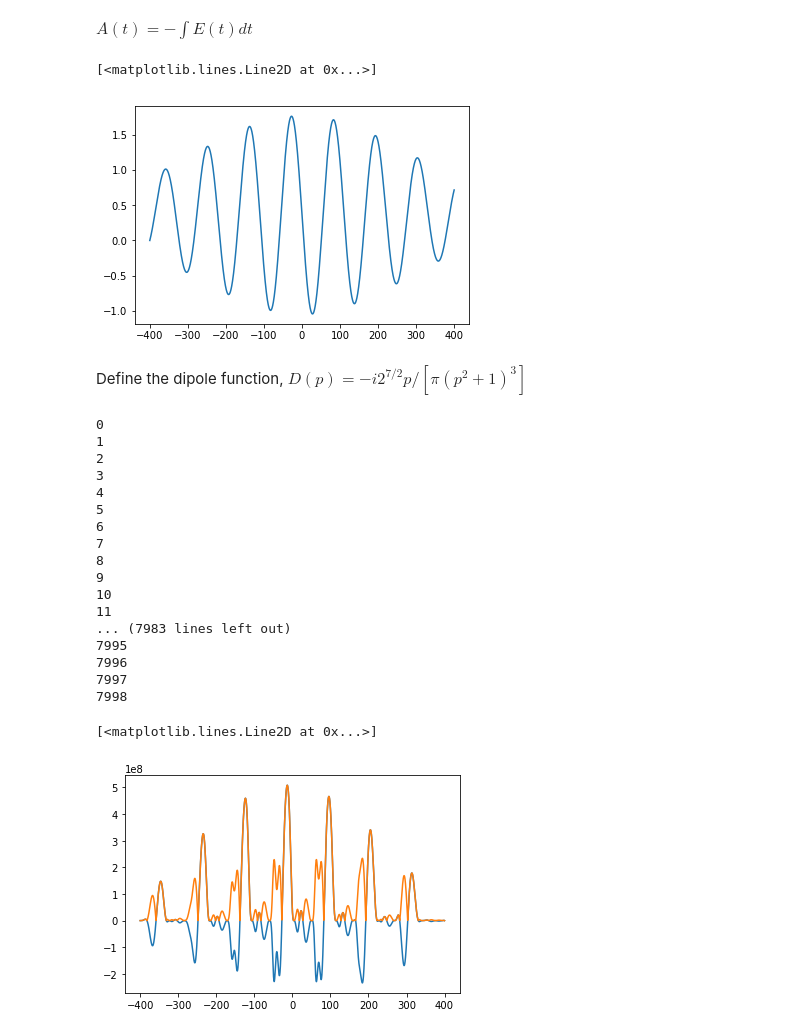
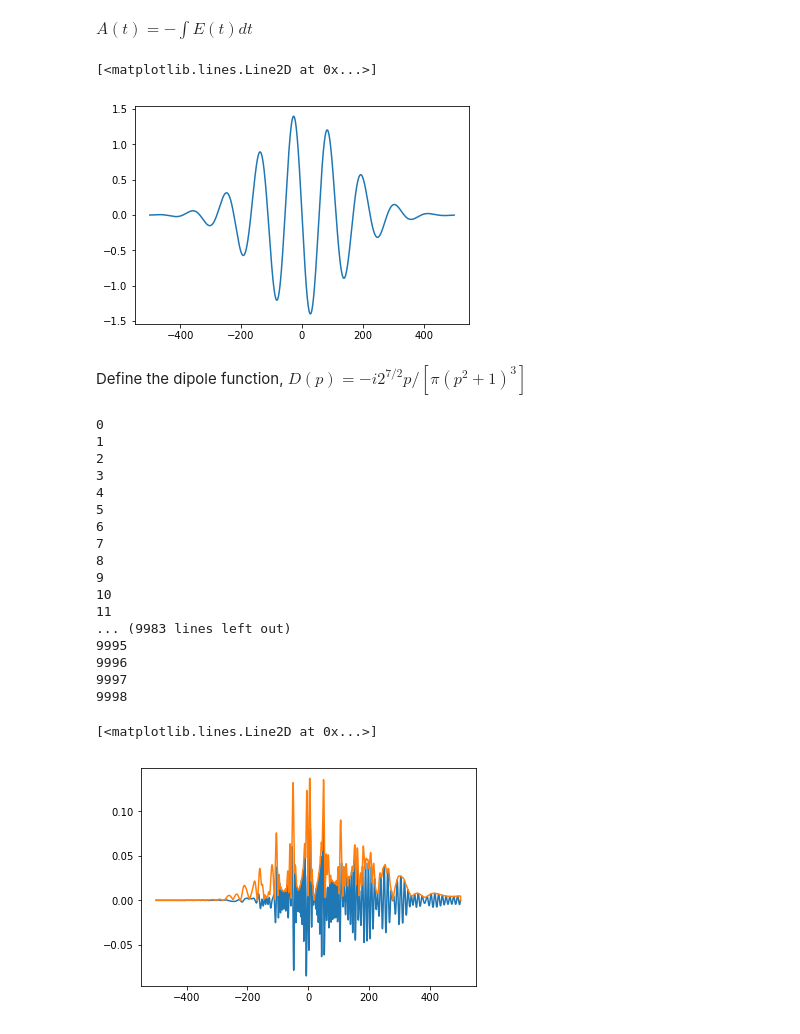
Before and after one commit to ZhangYizhu/hhg, a Jupyter notebook: SPA-first-order.ipynb, the cells around one changed output. Drawn from its saved outputs; the diff is of its cells as text; code cells hidden in the pictures.

```diff
--- a/SPA-first-order.ipynb
+++ b/SPA-first-order.ipynb
@@ -13,5 +16,4 @@ omega_0 = 0.057
 # %% [markdown]
 Define the pulse duration of laser in atomic unit, here $~ 15 fs$. $1fs = 41 a.u.$
 # %%
-width = 10.0 * 41.0
-width
+width = 5.0 * 41.0
@@ -22,8 +26,7 @@ Define the electronic field amplitude of laser, $ I \ in \ Wcm^{-2} = 3.51 \time
 # %%
-E_0 = 0.08
+E = 0.08
 # %% [markdown]
 Define the sampling in time domain, $0.05 \ fs$ is feasible for $400 \ nm$, corresponding to $~ 2 \ a.u.$.
 # %%
-%pylab
 dt = 0.1
-t_n = arange (-400, 400, dt)
+t_n = arange (-500, 500, dt)
@@ -33,6 +37,6 @@ Populating the interactive namespace from numpy and matplotlib
 # %%
 %matplotlib inline
-env_0 = E_0 * exp (- t_n ** 2 / width ** 2)
+env_0 = E * exp (- t_n ** 2 / width ** 2)
 plot(t_n, env_0)
 # %% [output]
 [<matplotlib.lines.Line2D at 0x...>]
@@ -53,63 +57,57 @@ A_0 = - A
 plot (t_n, A_0)
 # %% [output]
 [<matplotlib.lines.Line2D at 0x...>]
-[figure, old version]
+[figure, new version]
 # %% [markdown]
 Define the dipole function, $D(p)=-i2^{7/2}p/[\pi(p^2+1)^3]$
 # %%
 def Dipole(p):
     return - 1j * 2**(7/2) * p / (pi * (p**2 + 1)**3)
 # %%
-%%cython
-import cython
+import numpy as np
 
 hhg_temp = zeros (A_0.size, dtype = complex)
 
 for i in xrange(A_0.size - 1):
-    print(i)
 
     A_int = 0.0
     hhg_int = np.complex(0.0)
     S_int = 0.0
     D_co = np.complex(0.0)
     D = np.complex(0.0)
+    print i
 
-    for j in xrange(A_0.size -1 - i):
-
-        A_int = A_int + A_0[i + j] * dt
-        p_pm = - A_int / (j * dt + 0.000001)
-
-        D_co = np.conj(Dipole (p_pm + A_0[i + j]))
-
-        D = Dipole (p_pm + A_0[i])
-
-        E = E_0[i]
-        S_int = S_int + (0.5 * (p_pm + A[i + j]) ** 2 + 0.5) * dt
-        hhg_int = hhg_int + D_co * D * E * S_int * dt
+    for j in xrange(i):
+        A_int = A_int + A_0[i - j] * dt
+        p_pm = - A_int / ((i - j) * dt + 0.0000000001)
+        D_co = np.conj(Dipole (p_pm + A_0[i]))
+        D = Dipole (p_pm + A_0[i - j])
+        S_int = S_int + (0.5 * (p_pm + A_0[i - j]) ** 2 + 0.5) * dt
+        hhg_int = hhg_int + D_co * D * E_0[i - j] * exp(-1j * S_int) * dt
 
 
     hhg_temp[i] = hhg_int
 
 hhg_temp = -1j * hhg_temp
 plot(t_n, imag(hhg_temp))
 plot(t_n, abs(hhg_temp))
 # %% [output]
 0
 1
 2
 3
 4
 5
 6
 7
 8
 9
 10
 11
-... (7983 lines left out)
-7995
-7996
-7997
-7998
+... (9983 lines left out)
+9995
+9996
+9997
+9998
 [<matplotlib.lines.Line2D at 0x...>]
-[figure, old version]
+[figure, new version]
```
Also changed, not shown: parts of 14 cells of this notebook.
